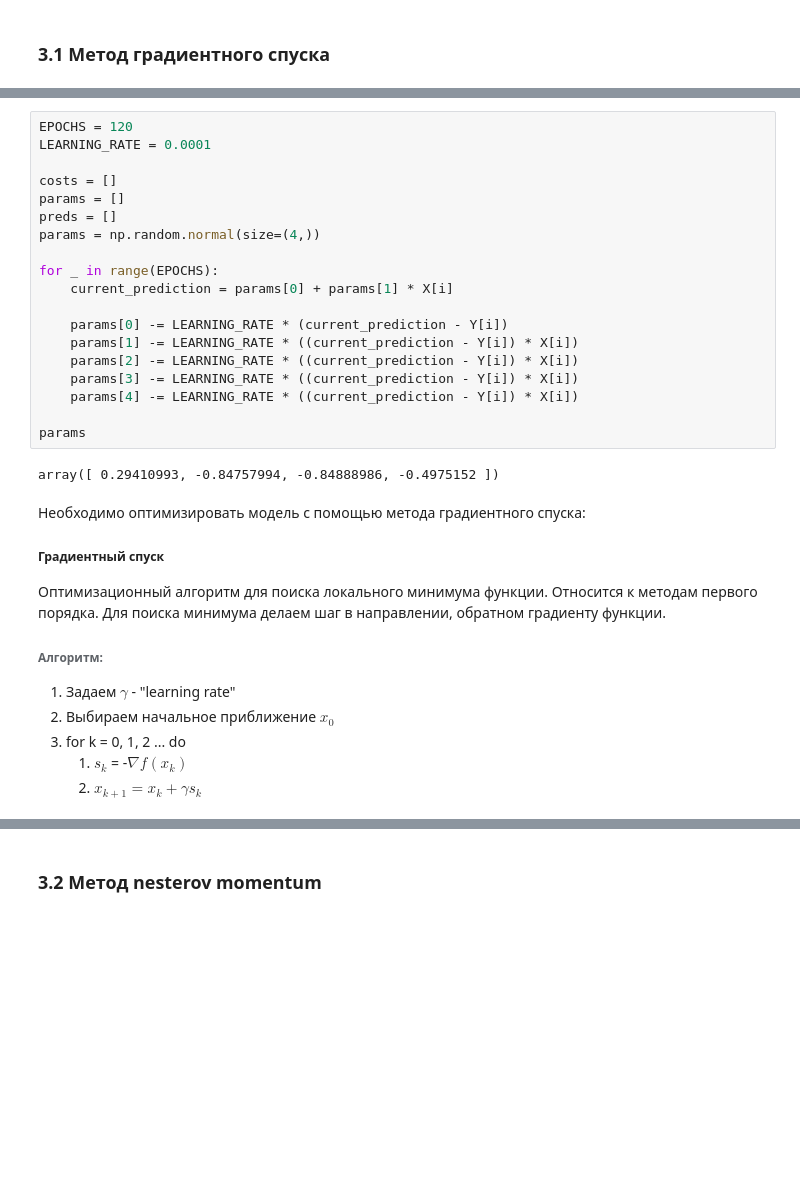
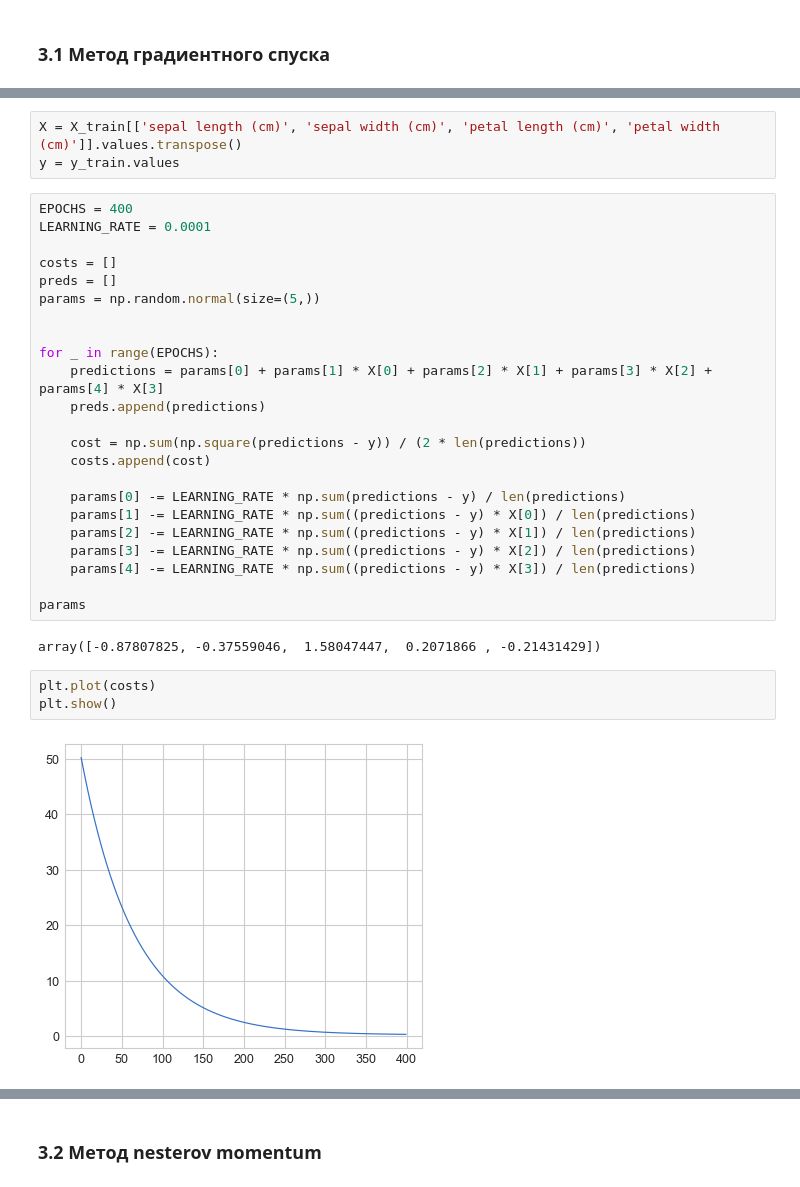
Before and after one commit to kianya/ml-basic-algorithms, a Jupyter notebook: 7. IRIS - optimization/iris_optimization.ipynb, the cells around one changed output, grey strips where cells are left out. Cells and saved outputs as stored; diff of their text form; blank space fills up the shorter version.

```diff
--- a/7. IRIS - optimization/iris_optimization.ipynb
+++ b/7. IRIS - optimization/iris_optimization.ipynb
@@ -131,33 +135,33 @@ $$\dfrac{d}{d\theta_4}J(\theta_0,\theta_1,\theta_2,\theta_3,\theta_4)=\dfrac{1}{
+# %%
+X = X_train[['sepal length (cm)', 'sepal width (cm)', 'petal length (cm)', 'petal width (cm)']].values.transpose()
+y = y_train.values
 # %%
-EPOCHS = 120
+EPOCHS = 400
 LEARNING_RATE = 0.0001
 
 costs = []
-params = []
 preds = []
-params = np.random.normal(size=(4,))
+params = np.random.normal(size=(5,))
+
 
 for _ in range(EPOCHS):
-    current_prediction = params[0] + params[1] * X[i]
+    predictions = params[0] + params[1] * X[0] + params[2] * X[1] + params[3] * X[2] + params[4] * X[3]
+    preds.append(predictions)
 
-    params[0] -= LEARNING_RATE * (current_prediction - Y[i])
-    params[1] -= LEARNING_RATE * ((current_prediction - Y[i]) * X[i])
-    params[2] -= LEARNING_RATE * ((current_prediction - Y[i]) * X[i])
-    params[3] -= LEARNING_RATE * ((current_prediction - Y[i]) * X[i])
-    params[4] -= LEARNING_RATE * ((current_prediction - Y[i]) * X[i])
+    cost = np.sum(np.square(predictions - y)) / (2 * len(predictions))
+    costs.append(cost)
+
+    params[0] -= LEARNING_RATE * np.sum(predictions - y) / len(predictions)
+    params[1] -= LEARNING_RATE * np.sum((predictions - y) * X[0]) / len(predictions)
+    params[2] -= LEARNING_RATE * np.sum((predictions - y) * X[1]) / len(predictions)
+    params[3] -= LEARNING_RATE * np.sum((predictions - y) * X[2]) / len(predictions)
+    params[4] -= LEARNING_RATE * np.sum((predictions - y) * X[3]) / len(predictions)
 
 params
 # %% [output]
-array([ 0.29410993, -0.84757994, -0.84888986, -0.4975152 ])
+array([-0.87807825, -0.37559046,  1.58047447,  0.2071866 , -0.21431429])
-# %% [markdown]
-Необходимо оптимизировать модель с помощью метода градиентного спуска:
-
-##### Градиентный спуск
-Оптимизационный алгоритм для поиска локального минимума функции. Относится к методам первого порядка. Для поиска минимума делаем шаг в направлении, обратном градиенту функции.
-
-###### Алгоритм:
-1. Задаем $\gamma$ - "learning rate"
-2. Выбираем начальное приближение $x_0$
-3. for k = 0, 1, 2 ... do
-    1. $s_k$ = -$\nabla f(x_k)$
-    2. $x_{k+1} = x_k + \gamma s_k$
+# %%
+plt.plot(costs)
+plt.show()
+# %% [output]
+[figure, added]
```
Also changed, not shown: parts of 5 cells of this notebook.
